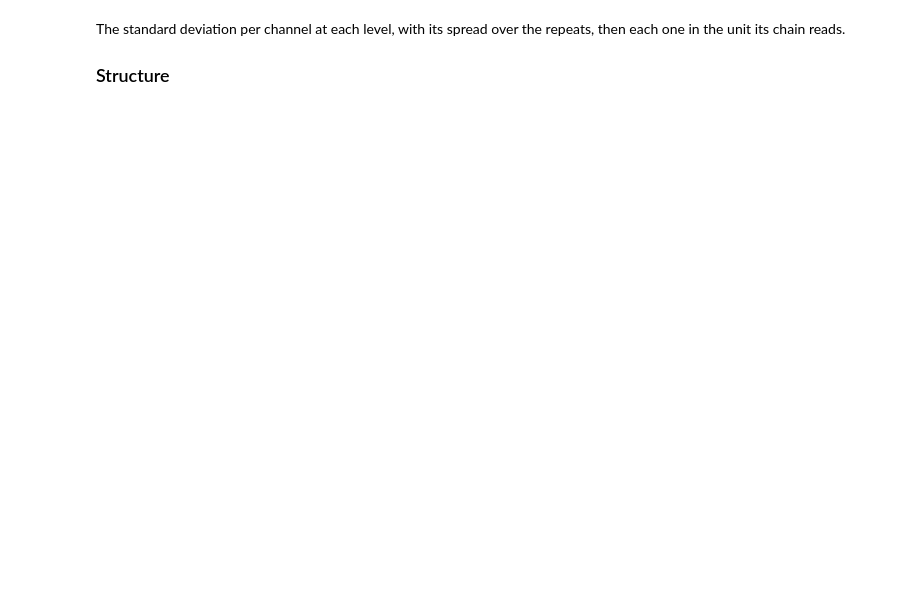
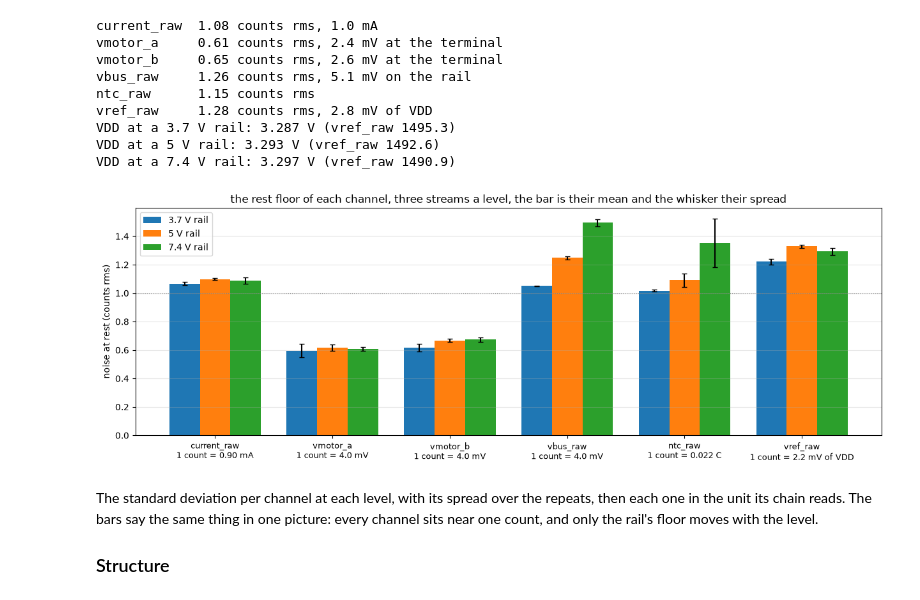
Before and after one commit to OpenServoCore/notebooks, a Jupyter notebook: stages/1-board/rest-noise/rest-noise.ipynb, the cells around one changed output. Drawn from its saved outputs; the diff is of its cells as text; code cells hidden in the pictures; blank space fills up the shorter version.

```diff
--- a/stages/1-board/rest-noise/rest-noise.ipynb
+++ b/stages/1-board/rest-noise/rest-noise.ipynb
@@ -74,14 +97,46 @@ One row per stream: the mean and standard deviation of each channel in counts.
 # %%
-sd = spread.groupby("volts")[[c + "_sd" for c in ["current_raw", "vmotor_a", "vmotor_b", "vbus_raw", "ntc_raw"]]].agg(["mean", "std"])
-show(sd, n=None)
+sd = spread.groupby("volts")[[c + "_sd" for c in chans]].agg(["mean", "std"])
+vdd_per_count = (BOARD.vdd_v(1491) - BOARD.vdd_v(1492)) * 1e3     # mV of VDD per count of vref_raw near its reading
 units = {"current_raw": ("mA", BOARD.a_per_count * 1e3), "vmotor_a": ("mV at the terminal", BOARD.v_term_per_count * 1e3),
          "vmotor_b": ("mV at the terminal", BOARD.v_term_per_count * 1e3), "vbus_raw": ("mV on the rail", BOARD.v_rail_per_count * 1e3)}
 for c, (u, k) in units.items():
     s = spread[c + "_sd"].mean()
     print(f"{c:<12} {s:.2f} counts rms, {s * k:.1f} {u}")
 print(f"ntc_raw      {spread['ntc_raw_sd'].mean():.2f} counts rms")
+print(f"vref_raw     {spread['vref_raw_sd'].mean():.2f} counts rms, {spread['vref_raw_sd'].mean() * vdd_per_count:.1f} mV of VDD")
+for v, g in spread.groupby("volts"):
+    print(f"VDD at a {v:g} V rail: {BOARD.vdd_v(g['vref_raw_mean'].mean()):.3f} V (vref_raw {g['vref_raw_mean'].mean():.1f})")
+
+val = lambda a: a() if callable(a) else a
+unit = {"current_raw": f"1 count = {val(BOARD.a_per_count) * 1e3:.2f} mA",
+        "vmotor_a": f"1 count = {val(BOARD.v_term_per_count) * 1e3:.1f} mV",
+        "vmotor_b": f"1 count = {val(BOARD.v_term_per_count) * 1e3:.1f} mV",
+        "vbus_raw": f"1 count = {val(BOARD.v_rail_per_count) * 1e3:.1f} mV",
+        "ntc_raw": f"1 count = {abs(BOARD.ntc_c_beta(1956) - BOARD.ntc_c_beta(1955)):.3f} C",
+        "vref_raw": f"1 count = {vdd_per_count:.1f} mV of VDD"}
+fig, ax = plt.subplots(figsize=(12.5, 4.5))
+levels = sd.index.to_list(); w = 0.26
+for i, v in enumerate(levels):
+    m = [sd.loc[v, (ch + "_sd", "mean")] for ch in chans]
+    e = [sd.loc[v, (ch + "_sd", "std")] for ch in chans]
+    ax.bar(np.arange(len(chans)) + (i - 1) * w, m, w, yerr=e, capsize=3, label=f"{v:g} V rail")
+ax.axhline(1, color="gray", lw=0.8, ls=":")
+ax.set_xticks(range(len(chans)), [f"{ch}\n{unit[ch]}" for ch in chans], fontsize=9)
+ax.set_ylabel("noise at rest (counts rms)"); ax.set_title("the rest floor of each channel, three streams a level, the bar is their mean and the whisker their spread")
+ax.legend(); ax.grid(alpha=0.3, axis="y"); plt.tight_layout(); plt.show()
+# %% [output]
+current_raw  1.08 counts rms, 1.0 mA
+vmotor_a     0.61 counts rms, 2.4 mV at the terminal
+vmotor_b     0.65 counts rms, 2.6 mV at the terminal
+vbus_raw     1.26 counts rms, 5.1 mV on the rail
+ntc_raw      1.15 counts rms
+vref_raw     1.28 counts rms, 2.8 mV of VDD
+VDD at a 3.7 V rail: 3.287 V (vref_raw 1495.3)
+VDD at a 5 V rail: 3.293 V (vref_raw 1492.6)
+VDD at a 7.4 V rail: 3.297 V (vref_raw 1490.9)
+[figure, added]
 # %% [markdown]
-The standard deviation per channel at each level, with its spread over the repeats, then each one in the unit its chain reads.
+The standard deviation per channel at each level, with its spread over the repeats, then each one in the unit its chain reads. The bars say the same thing in one picture: every channel sits near one count, and only the rail's floor moves with the level.
 
 ### Structure
 # %%
```
Also changed, not shown: parts of 12 cells of this notebook, 20 other files.
